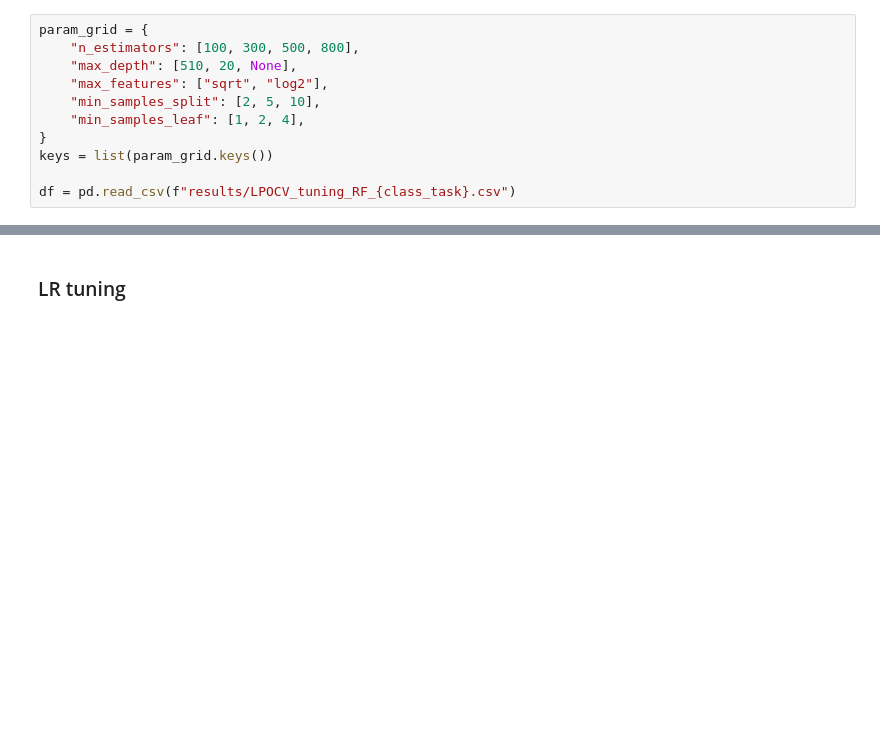
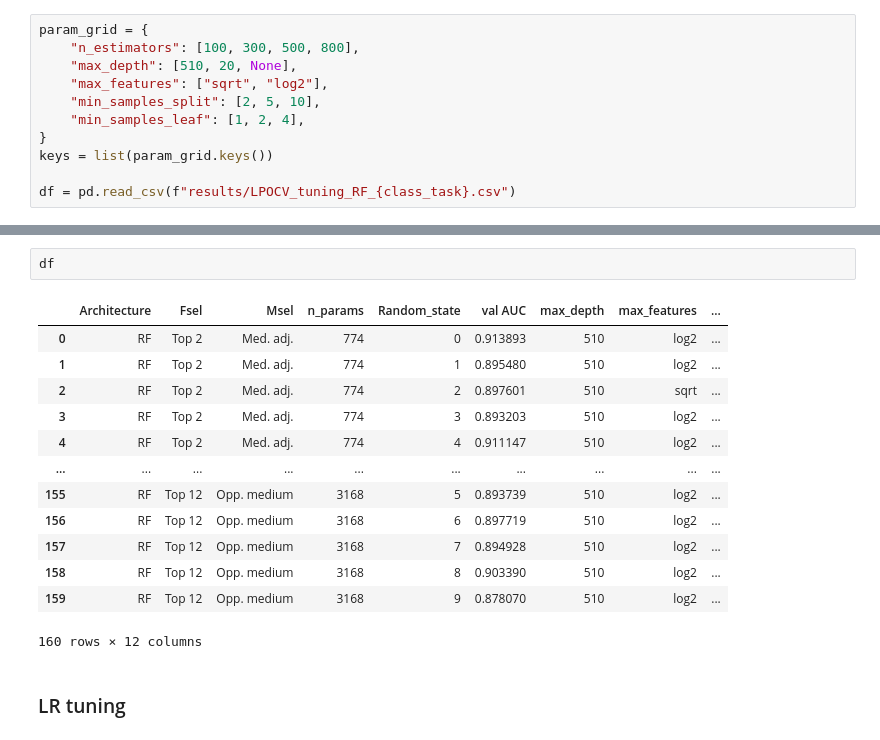
Before and after one commit to EITLabworks/IIVV-Evaluation, a Jupyter notebook: Model-and-parameter-tuning.ipynb, the cells around one changed output, grey strips where cells are left out. Cells and saved outputs as stored; diff of their text form; blank space fills up the shorter version.

```diff
--- a/Model-and-parameter-tuning.ipynb
+++ b/Model-and-parameter-tuning.ipynb
@@ -504,4 +502,20 @@ for col in ["hpt_combinations"]:
 Name: count, dtype: int64
+# %%
+df
+# %% [output]
+|  | Architecture | Fsel | Msel | n_params | Random_state | val AUC | max_depth | max_features | ... |
+| 0 | RF | Top 2 | Med. adj. | 774 | 0 | 0.913893 | 510 | log2 | ... |
+| 1 | RF | Top 2 | Med. adj. | 774 | 1 | 0.895480 | 510 | log2 | ... |
+| 2 | RF | Top 2 | Med. adj. | 774 | 2 | 0.897601 | 510 | sqrt | ... |
+| 3 | RF | Top 2 | Med. adj. | 774 | 3 | 0.893203 | 510 | log2 | ... |
+| 4 | RF | Top 2 | Med. adj. | 774 | 4 | 0.911147 | 510 | log2 | ... |
+| ... | ... | ... | ... | ... | ... | ... | ... | ... | ... |
+| 155 | RF | Top 12 | Opp. medium | 3168 | 5 | 0.893739 | 510 | log2 | ... |
+| 156 | RF | Top 12 | Opp. medium | 3168 | 6 | 0.897719 | 510 | log2 | ... |
+| 157 | RF | Top 12 | Opp. medium | 3168 | 7 | 0.894928 | 510 | log2 | ... |
+| 158 | RF | Top 12 | Opp. medium | 3168 | 8 | 0.903390 | 510 | log2 | ... |
+| 159 | RF | Top 12 | Opp. medium | 3168 | 9 | 0.878070 | 510 | log2 | ... |
+160 rows × 12 columns
 # %% [markdown]
 ### LR tuning
 # %%
```
Also changed, not shown: parts of 21 cells of this notebook, 3 other files.
